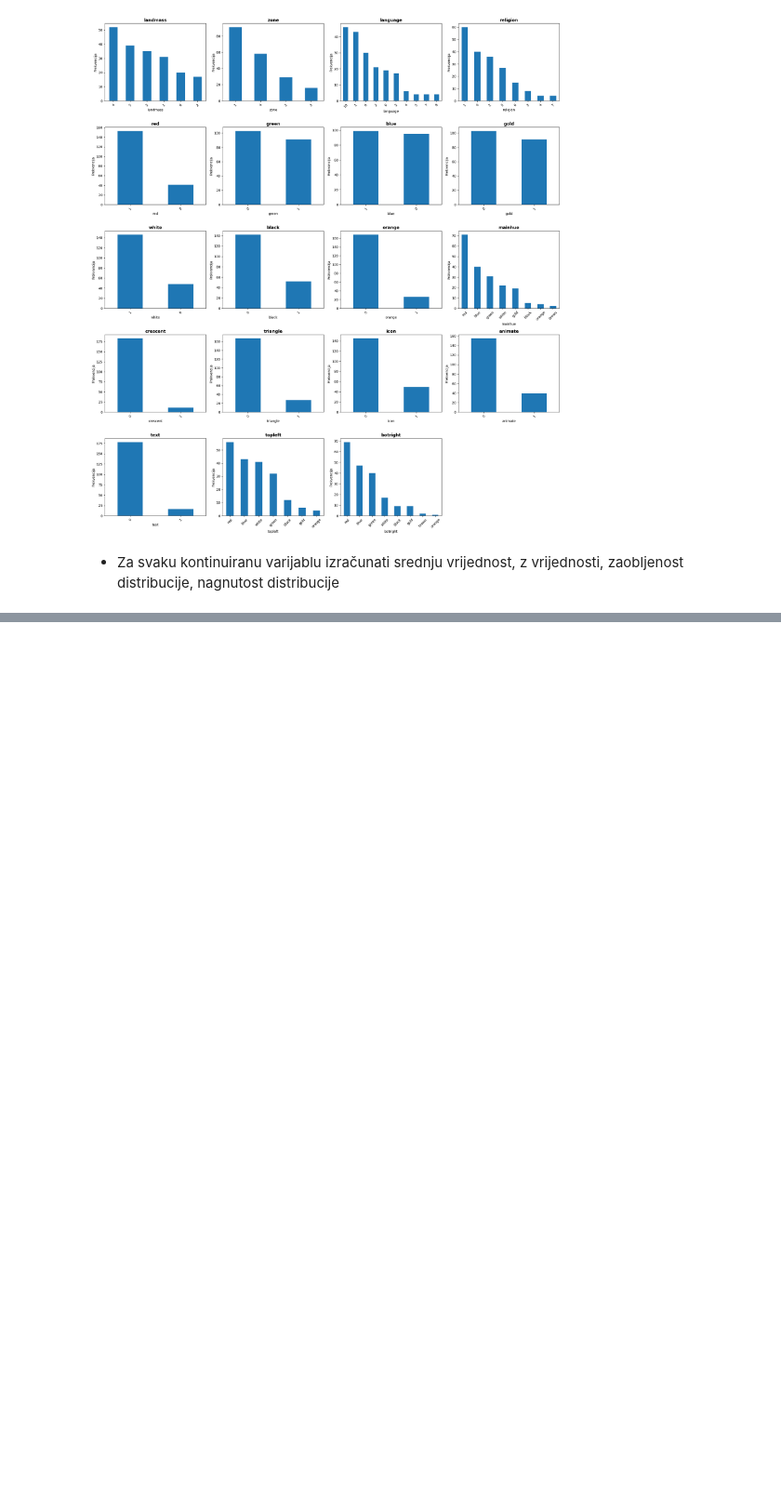
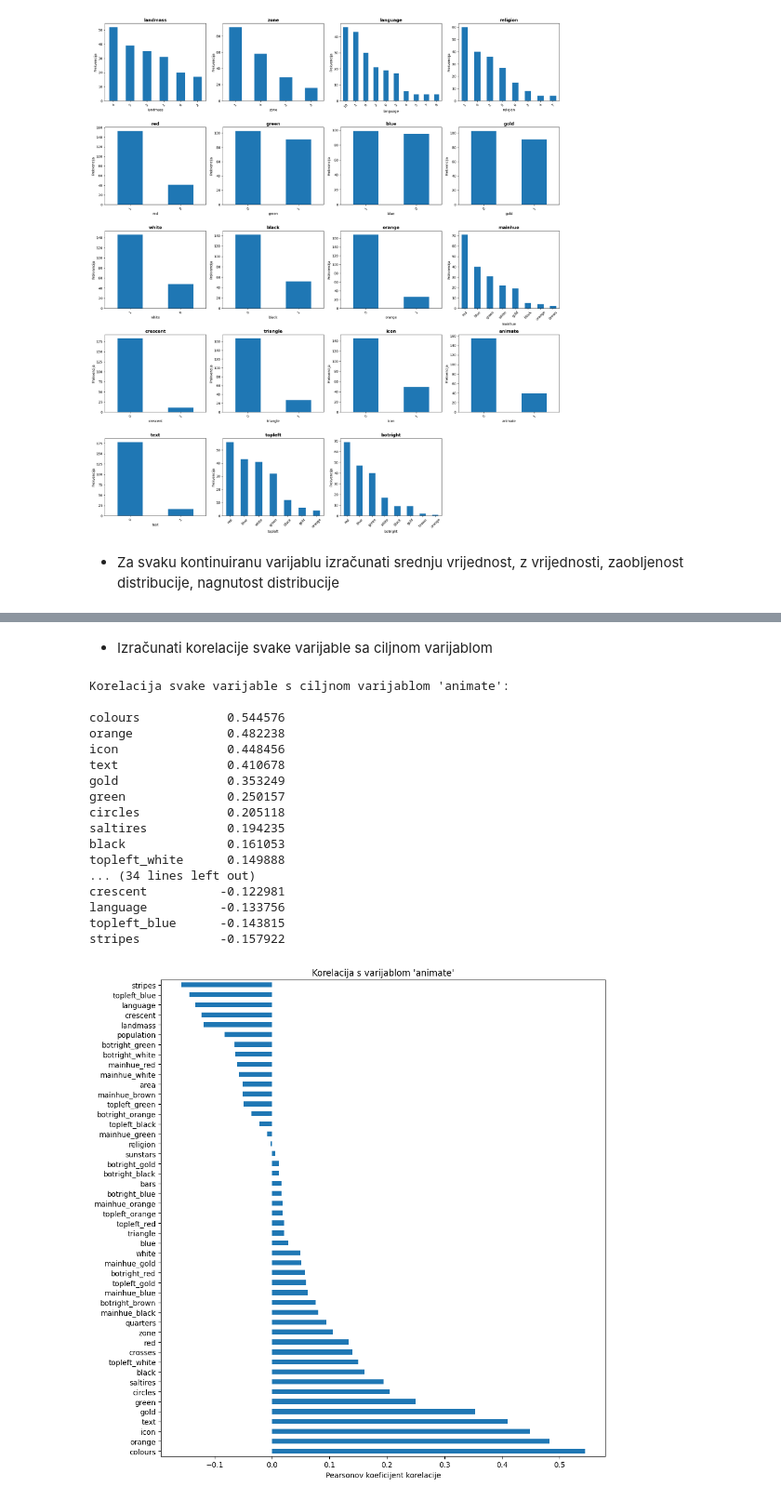
Before and after one commit to TihomirPop/NOSQL_BDA, a Jupyter notebook: 2. dio/zadatak2.ipynb, the cells around one changed output, grey strips where cells are left out. Shown at 93% size. Drawn from its saved outputs; the diff is of its cells as text; code cells hidden in the pictures; blank space fills up the shorter version.

Commit message:
- Izračunati korelacije svake varijable sa ciljnom varijablom

```diff
--- a/2. dio/zadatak2.ipynb
+++ b/2. dio/zadatak2.ipynb
@@ -221,3 +221,43 @@ Z vrijednosti (prvih 10 redova):
 | 7 | -0.323298 | -0.253750 | -0.437990 | -0.237531 | 1.184519 | -0.368284 | -0.388885 | -0.319801 | -0.343852 | -0.088167 |
 | 8 | 0.959188 | 0.051604 | -0.437990 | 0.623796 | -1.128870 | -0.368284 | -0.388885 | -0.319801 | -0.343852 | -0.316225 |
 | 9 | 0.959188 | 0.051604 | -0.437990 | 0.623796 | -0.357740 | -0.368284 | -0.388885 | -0.319801 | -0.343852 | -0.088167 |
+# %% [markdown]
+- Izračunati korelacije svake varijable sa ciljnom varijablom
+# %%
+numeric_cols = df.select_dtypes(include='number').columns.drop('animate')
+string_cols = ['mainhue', 'topleft', 'botright']
+
+# One-hot encode string kategoricke varijable
+dummies = pd.get_dummies(df[string_cols], prefix=string_cols)
+
+# Spoji numericke i one-hot encoded stupce
+all_features = pd.concat([df[numeric_cols], dummies], axis=1)
+
+correlations = all_features.corrwith(df['animate']).sort_values(ascending=False)
+
+print("Korelacija svake varijable s ciljnom varijablom 'animate':\n")
+print(correlations.to_string())
+
+correlations.plot(kind='barh', figsize=(10, 10), title="Korelacija s varijablom 'animate'")
+plt.xlabel('Pearsonov koeficijent korelacije')
+plt.tight_layout()
+plt.show()
+# %% [output]
+Korelacija svake varijable s ciljnom varijablom 'animate':
+
+colours            0.544576
+orange             0.482238
+icon               0.448456
+text               0.410678
+gold               0.353249
+green              0.250157
+circles            0.205118
+saltires           0.194235
+black              0.161053
+topleft_white      0.149888
+... (34 lines left out)
+crescent          -0.122981
+language          -0.133756
+topleft_blue      -0.143815
+stripes           -0.157922
+[figure, added]
```
Also changed, not shown: parts of 1 cell of this notebook.
